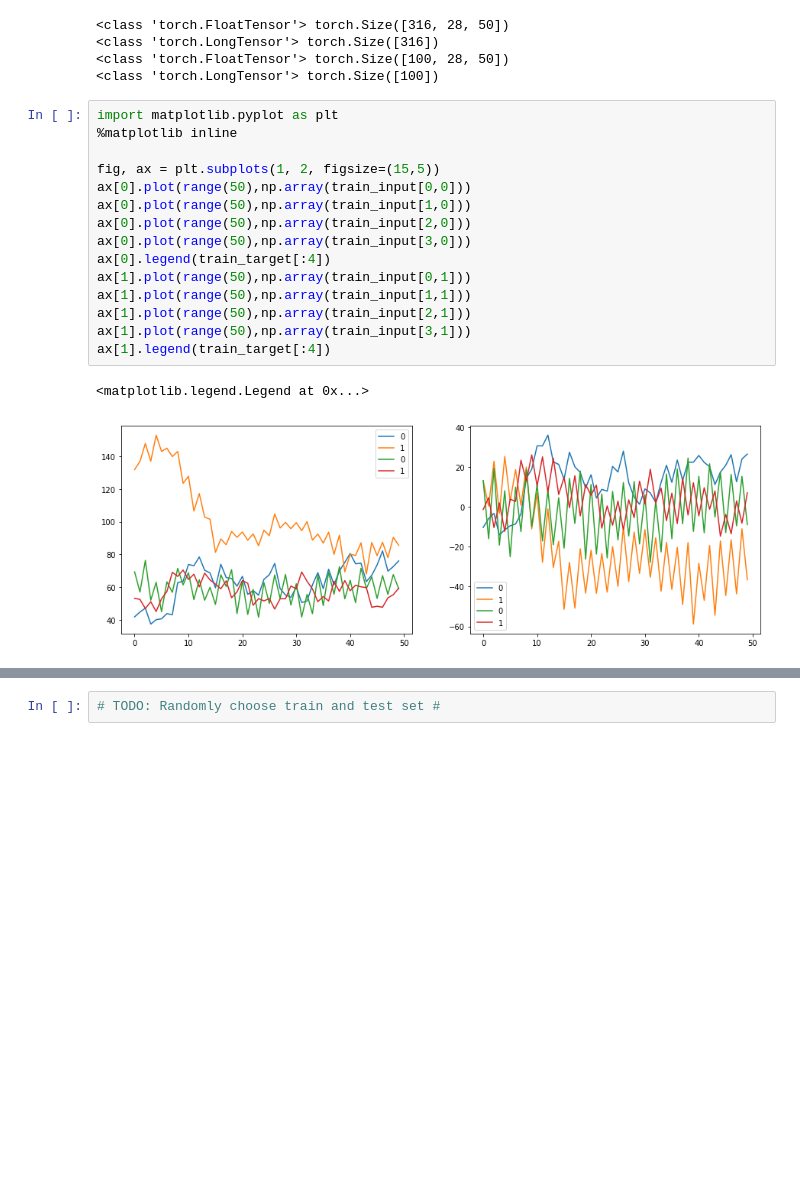
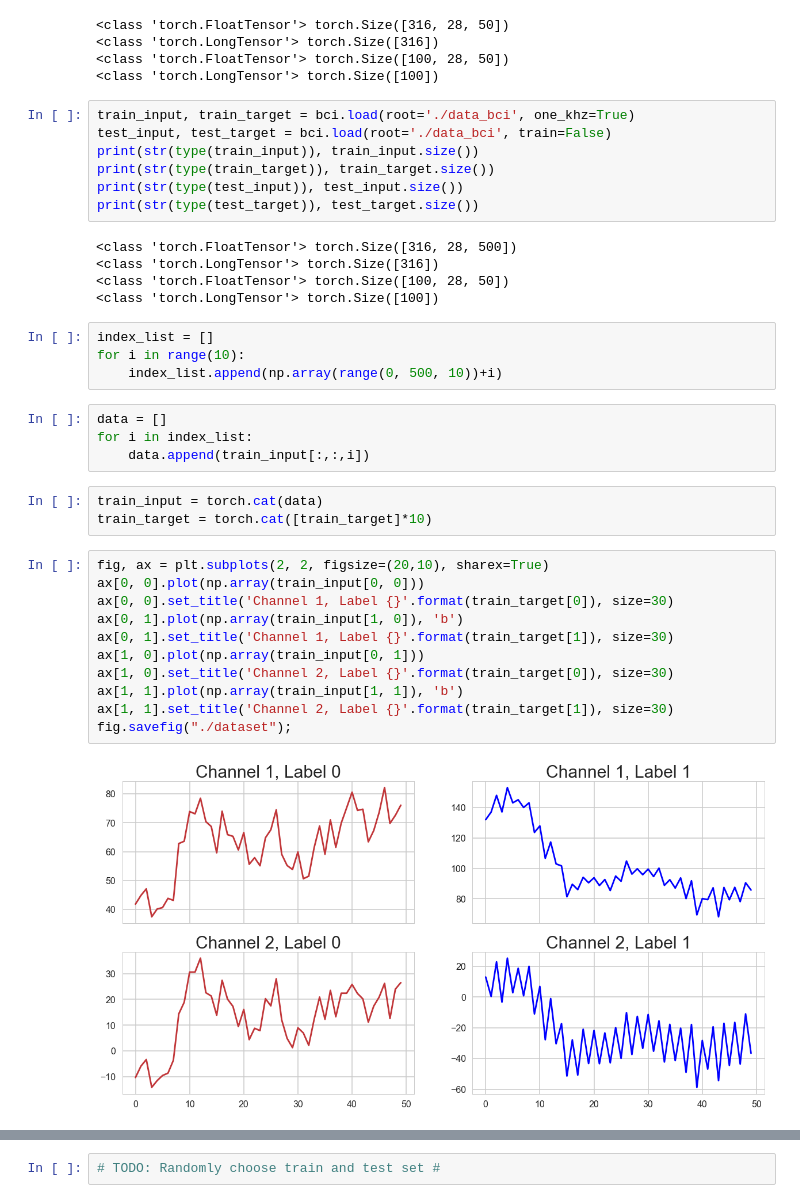
Before and after one commit to TaoSunVoyage/epfl-deeplearning-project, a Jupyter notebook: proj1/Proj1.ipynb, the cells around one changed output, grey strips where cells are left out. Saved outputs shown, nothing was run; the diff lists cells and outputs as text; blank space fills up the shorter version.

```diff
--- a/proj1/Proj1.ipynb
+++ b/proj1/Proj1.ipynb
@@ -25,21 +30,39 @@ print(str(type(test_target)), test_target.size())
 <class 'torch.LongTensor'> torch.Size([316])
 <class 'torch.FloatTensor'> torch.Size([100, 28, 50])
 <class 'torch.LongTensor'> torch.Size([100])
-# %%
-import matplotlib.pyplot as plt
-%matplotlib inline
-
-fig, ax = plt.subplots(1, 2, figsize=(15,5))
-ax[0].plot(range(50),np.array(train_input[0,0]))
-ax[0].plot(range(50),np.array(train_input[1,0]))
-ax[0].plot(range(50),np.array(train_input[2,0]))
-ax[0].plot(range(50),np.array(train_input[3,0]))
-ax[0].legend(train_target[:4])
-ax[1].plot(range(50),np.array(train_input[0,1]))
-ax[1].plot(range(50),np.array(train_input[1,1]))
-ax[1].plot(range(50),np.array(train_input[2,1]))
-ax[1].plot(range(50),np.array(train_input[3,1]))
-ax[1].legend(train_target[:4])
-# %% [output]
-<matplotlib.legend.Legend at 0x...>
-[figure, removed]
+# %%
+train_input, train_target = bci.load(root='./data_bci', one_khz=True)
+test_input, test_target = bci.load(root='./data_bci', train=False)
+print(str(type(train_input)), train_input.size())
+print(str(type(train_target)), train_target.size())
+print(str(type(test_input)), test_input.size())
+print(str(type(test_target)), test_target.size())
+# %% [output]
+<class 'torch.FloatTensor'> torch.Size([316, 28, 500])
+<class 'torch.LongTensor'> torch.Size([316])
+<class 'torch.FloatTensor'> torch.Size([100, 28, 50])
+<class 'torch.LongTensor'> torch.Size([100])
+# %%
+index_list = []
+for i in range(10):
+    index_list.append(np.array(range(0, 500, 10))+i)
+# %%
+data = []
+for i in index_list:
+    data.append(train_input[:,:,i])
+# %%
+train_input = torch.cat(data)
+train_target = torch.cat([train_target]*10)
+# %%
+fig, ax = plt.subplots(2, 2, figsize=(20,10), sharex=True)
+ax[0, 0].plot(np.array(train_input[0, 0]))
+ax[0, 0].set_title('Channel 1, Label {}'.format(train_target[0]), size=30)
+ax[0, 1].plot(np.array(train_input[1, 0]), 'b')
+ax[0, 1].set_title('Channel 1, Label {}'.format(train_target[1]), size=30)
+ax[1, 0].plot(np.array(train_input[0, 1]))
+ax[1, 0].set_title('Channel 2, Label {}'.format(train_target[0]), size=30)
+ax[1, 1].plot(np.array(train_input[1, 1]), 'b')
+ax[1, 1].set_title('Channel 2, Label {}'.format(train_target[1]), size=30)
+fig.savefig("./dataset");
+# %% [output]
+[figure, added]
```
Also changed, not shown: parts of 43 cells of this notebook, 24 other files.
